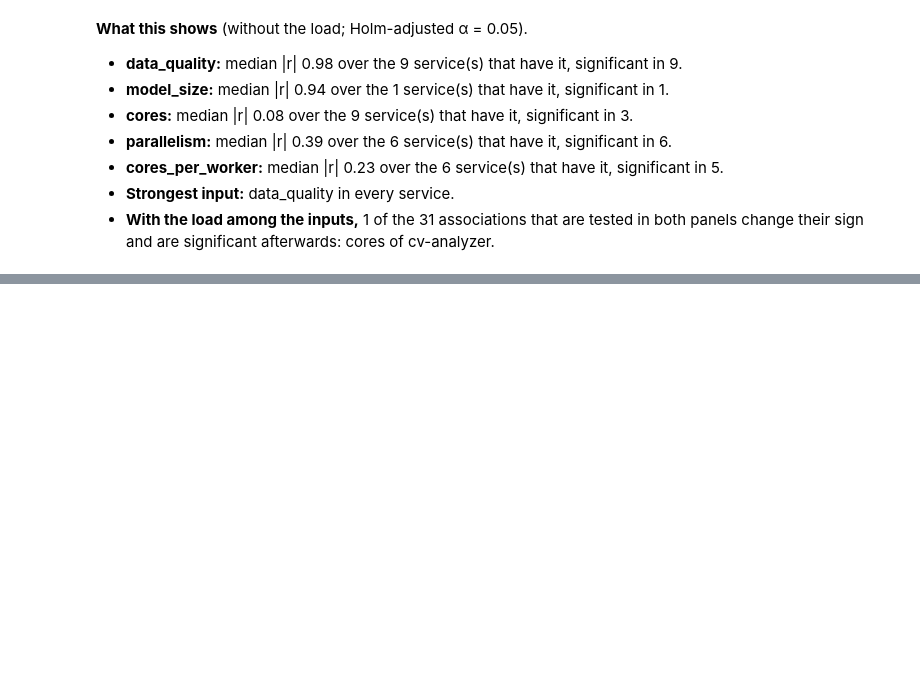
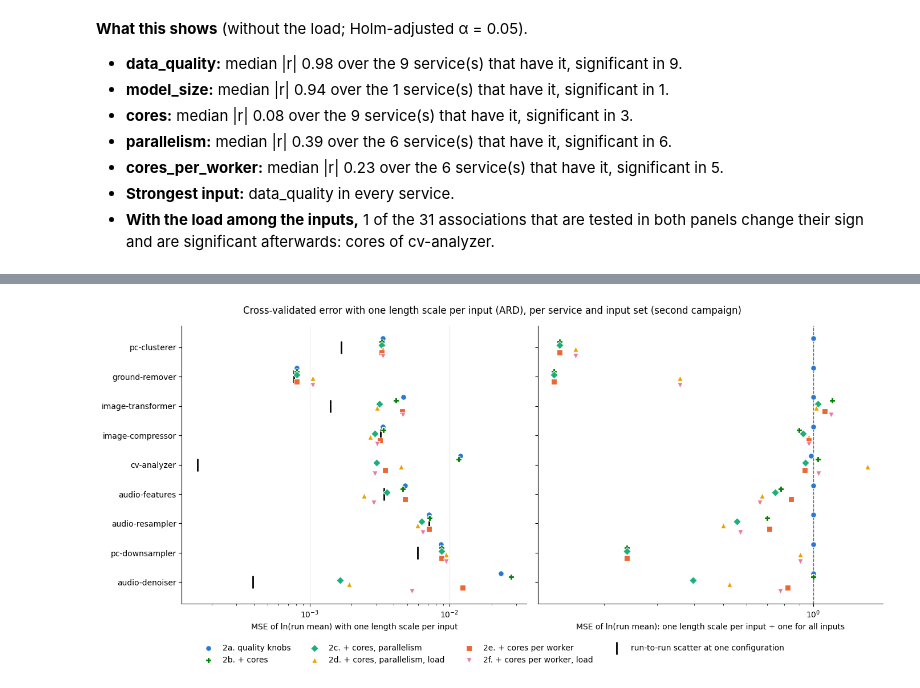
Before and after one commit to borissedlak/composable-autonomous-offerings, a Jupyter notebook: notebooks/tsc/explain_8_which_inputs_predict_execution_time_v2.ipynb, the cells around one changed output, grey strips where cells are left out. Cells and saved outputs as stored; diff of their text form; code cells hidden in the pictures; blank space fills up the shorter version.

```diff
--- a/notebooks/tsc/explain_8_which_inputs_predict_execution_time_v2.ipynb
+++ b/notebooks/tsc/explain_8_which_inputs_predict_execution_time_v2.ipynb
@@ -336,0 +357,3 @@ display(Markdown(
+# %%
+# 4a: the six input sets of Section 2 with one length scale per input (cached in statics/input_sets/results_milos_v2_ard/)
+results_ard = {name: cross_validate_all(name, campaign, ard=True) for name in results}
@@ -336,0 +368,27 @@ display(Markdown(
+# %%
+# Source: statics/results_milos_v2, cross-validation of 2a-2f with one length scale per input (4a) and with one for all (2g)
+errors_ard = mse_per_service(pd.concat(results_ard.values(), ignore_index=True))
+table_ard = {metric: errors_ard.pivot(index="service", columns="input_set", values=metric)[list(results_ard)] for metric in ("nmse", "mse_log")}
+panels = [(table_ard["mse_log"], "MSE of ln(run mean) with one length scale per input"),
+          (table_ard["mse_log"] / table["mse_log"], "MSE of ln(run mean): one length scale per input ÷ one for all inputs")]
+
+fig, axes = plt.subplots(1, 2, figsize=(14, 6.5), sharey=True)
+for ax, (values, xlabel) in zip(axes, panels):
+    for k, (name, (label, color, marker)) in enumerate(styles.items()):
+        ax.scatter(values.loc[order, name], np.arange(len(order)) + (k - 2.5) * 0.12, s=48, color=color, marker=marker,
+                   edgecolor="white", linewidth=0.8, label=label, zorder=3)
+    ax.set_xscale("log")
+    ax.set_xlabel(xlabel)
+    ax.grid(axis="x", which="major", color="0.9", linewidth=0.8)
+    ax.spines[["top", "right"]].set_visible(False)
+axes[0].scatter(scatter["variance"], [list(order).index(service) for service in scatter.index], marker="|", s=260, color="black",
+                linewidth=2, label="run-to-run scatter at one configuration", zorder=2)
+axes[1].axvline(1.0, color="0.4", linewidth=1, linestyle="--")
+axes[0].set_yticks(np.arange(len(order)), [names[service] for service in order])
+axes[0].invert_yaxis()
+fig.legend(handles=axes[0].get_legend_handles_labels()[0], loc="lower center", ncol=4, frameon=False)
+fig.suptitle("Cross-validated error with one length scale per input (ARD), per service and input set (second campaign)")
+fig.tight_layout(rect=(0, 0.08, 1, 1))
+plt.show()
+# %% [output]
+[figure, added]
```
Also changed, not shown: parts of 9 cells of this notebook, 8 other files.
